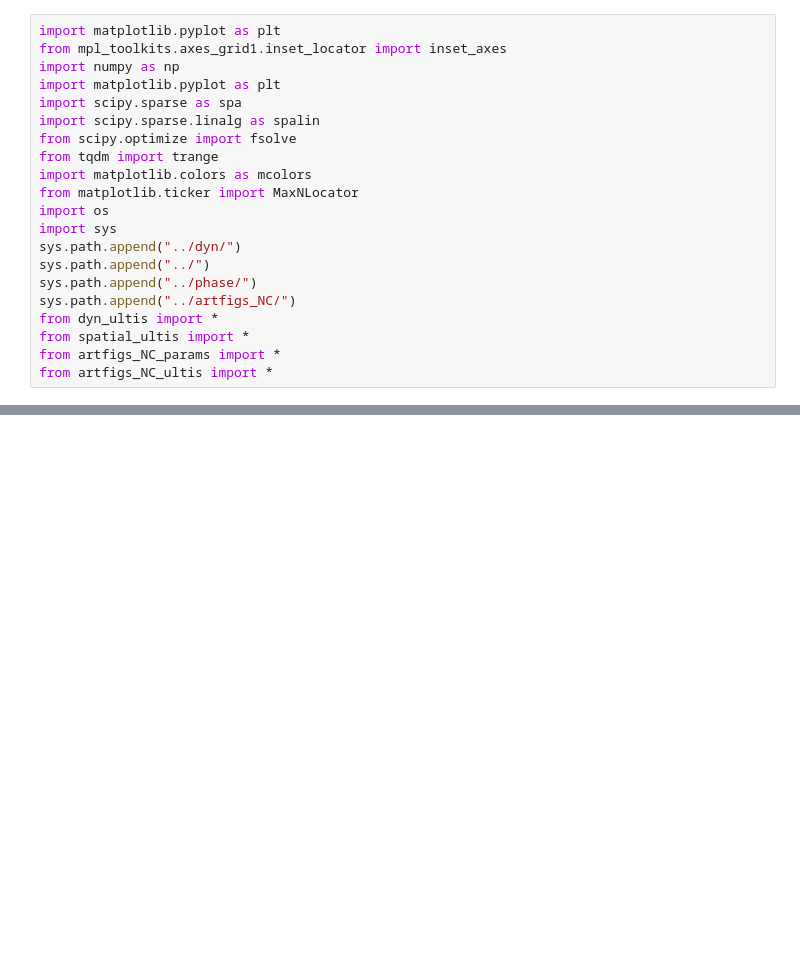
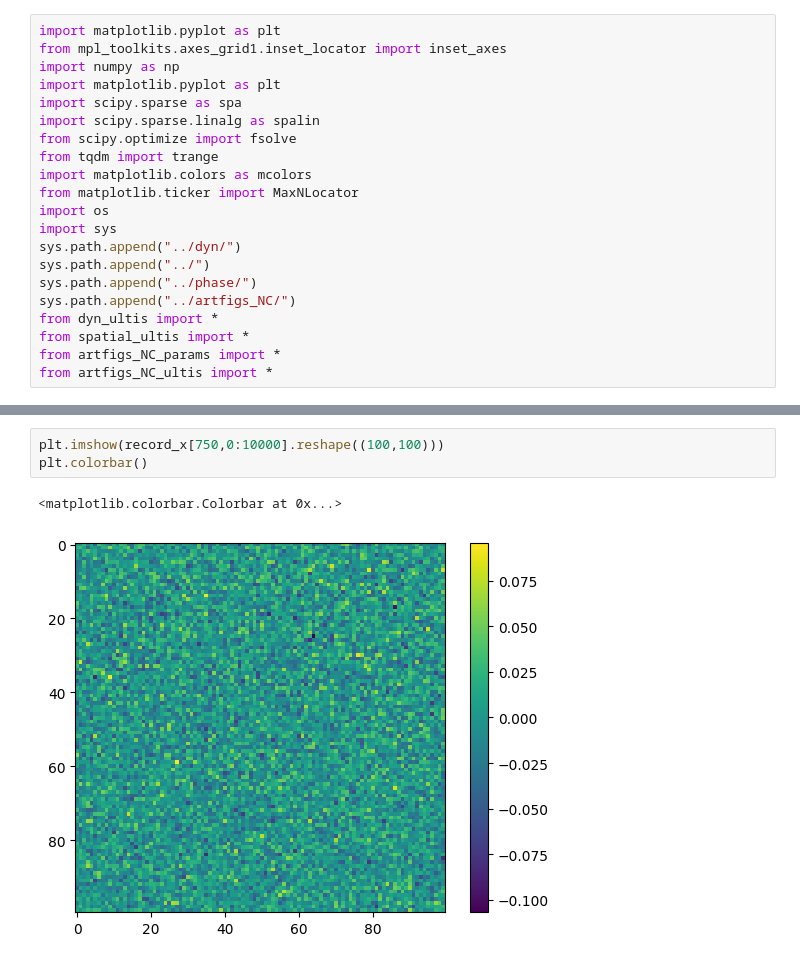
Before and after one commit to huang-yh20/spatial-linear-project, a Jupyter notebook: code/artfigs_NC/debug thres.ipynb, the cells around one changed output, grey strips where cells are left out. Cells and saved outputs as stored; diff of their text form; blank space fills up the shorter version.

```diff
--- a/code/artfigs_NC/debug thres.ipynb
+++ b/code/artfigs_NC/debug thres.ipynb
@@ -59,0 +103,6 @@ print(radius)
+# %%
+plt.imshow(record_x[750,0:10000].reshape((100,100)))
+plt.colorbar()
+# %% [output]
+<matplotlib.colorbar.Colorbar at 0x...>
+[figure, added]
```
Also changed, not shown: parts of 7 cells of this notebook, 4 other files.
